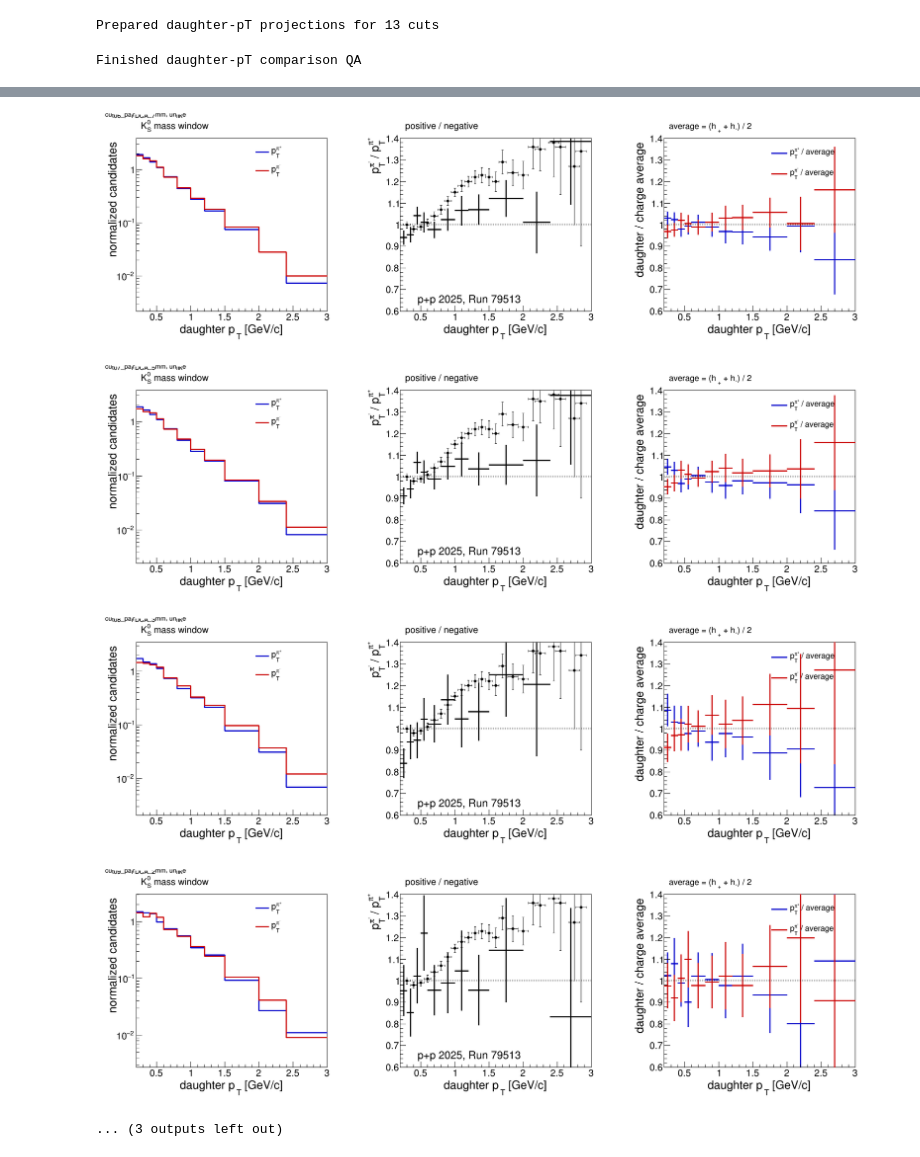
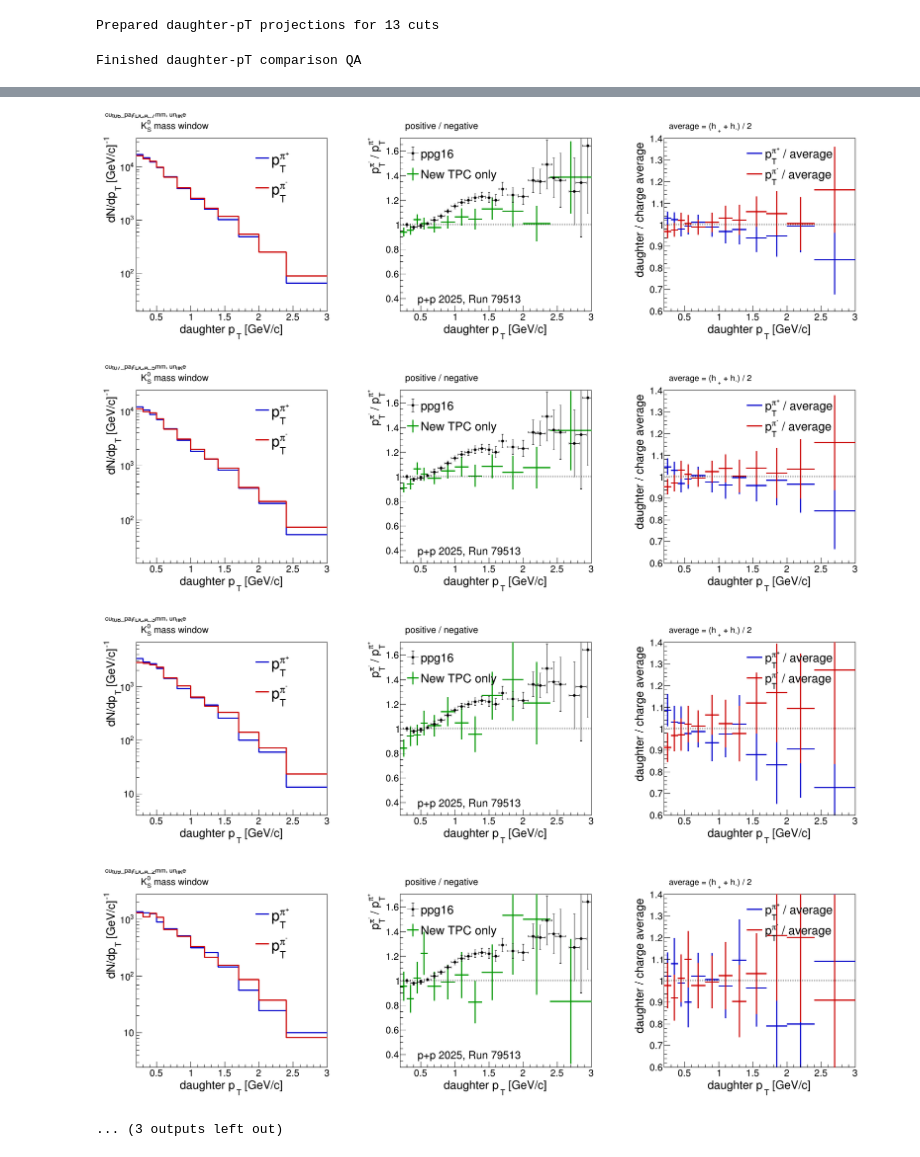
Before and after one commit to mcyoren/sPHENIX_tracking, a Jupyter notebook: drawings/K0S_daughter_pt_QA_with_momentum_fractions.ipynb, the cells around one changed output, grey strips where cells are left out. Drawn from its saved outputs; the diff is of its cells as text; code cells hidden in the pictures.

```diff
--- a/drawings/K0S_daughter_pt_QA_with_momentum_fractions.ipynb
+++ b/drawings/K0S_daughter_pt_QA_with_momentum_fractions.ipynb
@@ -56,7 +56,8 @@ pt_bin_edges = array.array(
         0.8,
         1.0,
         1.2,
-        1.5,
+        1.4,
+        1.7,
         2.0,
         2.4,
         3.0,
@@ -103,7 +104,7 @@ rebin_y = 1
 # Ratio definition:
 #   True  -> compare shapes after each 2D map is normalized to unit integral.
 #   False -> raw in-window / outside counts.
-normalize_before_ratio = True
+normalize_before_ratio = False
 
 # For empty denominator bins:
 #   0.0 gives an empty ratio bin rather than an extreme value.
@@ -1008,7 +1009,7 @@ for index, result in enumerate(sharing_results):
     h_plus.SetMinimum(y_min if y_min > 0.0 else 1.0e-4)
 
     y_title = (
-        "normalized candidates"
+        "dN/dp_{T} [GeV/c]^{-1}"
         if normalize_fraction_histograms
         else "candidates"
     )
@@ -1039,13 +1040,13 @@ for index, result in enumerate(sharing_results):
     h_minus.Draw("HIST SAME")
 
     legend = keep(root.TLegend(
-        0.60, 0.72,
+        0.60, 0.62,
         0.90, 0.88
     ))
 
     legend.SetBorderSize(0)
     legend.SetFillStyle(0)
-    legend.SetTextSize(0.040)
+    legend.SetTextSize(0.070)
 
     legend.AddEntry(
         h_plus,
@@ -1077,8 +1078,8 @@ for index, result in enumerate(sharing_results):
 
     h_minus_over_plus = result["inside"]["minus_over_plus"]
 
-    h_minus_over_plus.SetLineColor(root.kBlack)
-    h_minus_over_plus.SetMarkerColor(root.kBlack)
+    h_minus_over_plus.SetLineColor(root.kGreen + 2)
+    h_minus_over_plus.SetMarkerColor(root.kGreen + 2)
     h_minus_over_plus.SetLineWidth(3)
 
     format_1d(
@@ -1087,8 +1088,8 @@ for index, result in enumerate(sharing_results):
         "p_{T}^{#pi^{-}} / p_{T}^{#pi^{+}}"
     )
 
-    h_minus_over_plus.SetMinimum(0.6)
-    h_minus_over_plus.SetMaximum(1.4)
+    h_minus_over_plus.SetMinimum(0.3)
+    h_minus_over_plus.SetMaximum(1.7)
     h_minus_over_plus.Draw("P")
 
     unity_line_1 = keep(root.TLine(
@@ -1120,6 +1121,26 @@ for index, result in enumerate(sharing_results):
     )
 
     graph.Draw("P SAME")
+
+    TLeg = keep(root.TLegend(
+        0.15, 0.70,
+        0.40, 0.88
+    ))
+    TLeg.SetBorderSize(0)
+    TLeg.SetFillStyle(0)
+    TLeg.SetTextSize(0.057)
+    TLeg.AddEntry(
+        graph,
+        "ppg16",
+        "pel"
+    )
+    TLeg.AddEntry(
+        h_minus_over_plus,
+        "New TPC only",
+        "pel"
+    )
+    TLeg.Draw()
+
 
     # ---------------------------------------------------------
     # Panel 3: each distribution divided by their average
@@ -1177,13 +1198,13 @@ for index, result in enumerate(sharing_results):
     unity_line_2.Draw()
 
     legend_average = keep(root.TLegend(
-        0.55, 0.70,
-        0.90, 0.88
+        0.45, 0.70,
+        0.80, 0.88
     ))
 
     legend_average.SetBorderSize(0)
     legend_average.SetFillStyle(0)
-    legend_average.SetTextSize(0.037)
+    legend_average.SetTextSize(0.057)
 
     legend_average.AddEntry(
         h_plus_over_average,
@@ -1284,7 +1305,7 @@ Info in <TCanvas::Print>: Current canvas added to pdf file output/K0S_daughter_Q
-[figure, old version]
+[figure, new version]
-[figure, old version]
+[figure, new version]
-[figure, old version]
+[figure, new version]
-[figure, old version]
+[figure, new version]
 ... (3 outputs left out)
 # %%
 # ============================================================
```
Also changed, not shown: parts of 5 cells of this notebook, 4 other files.
